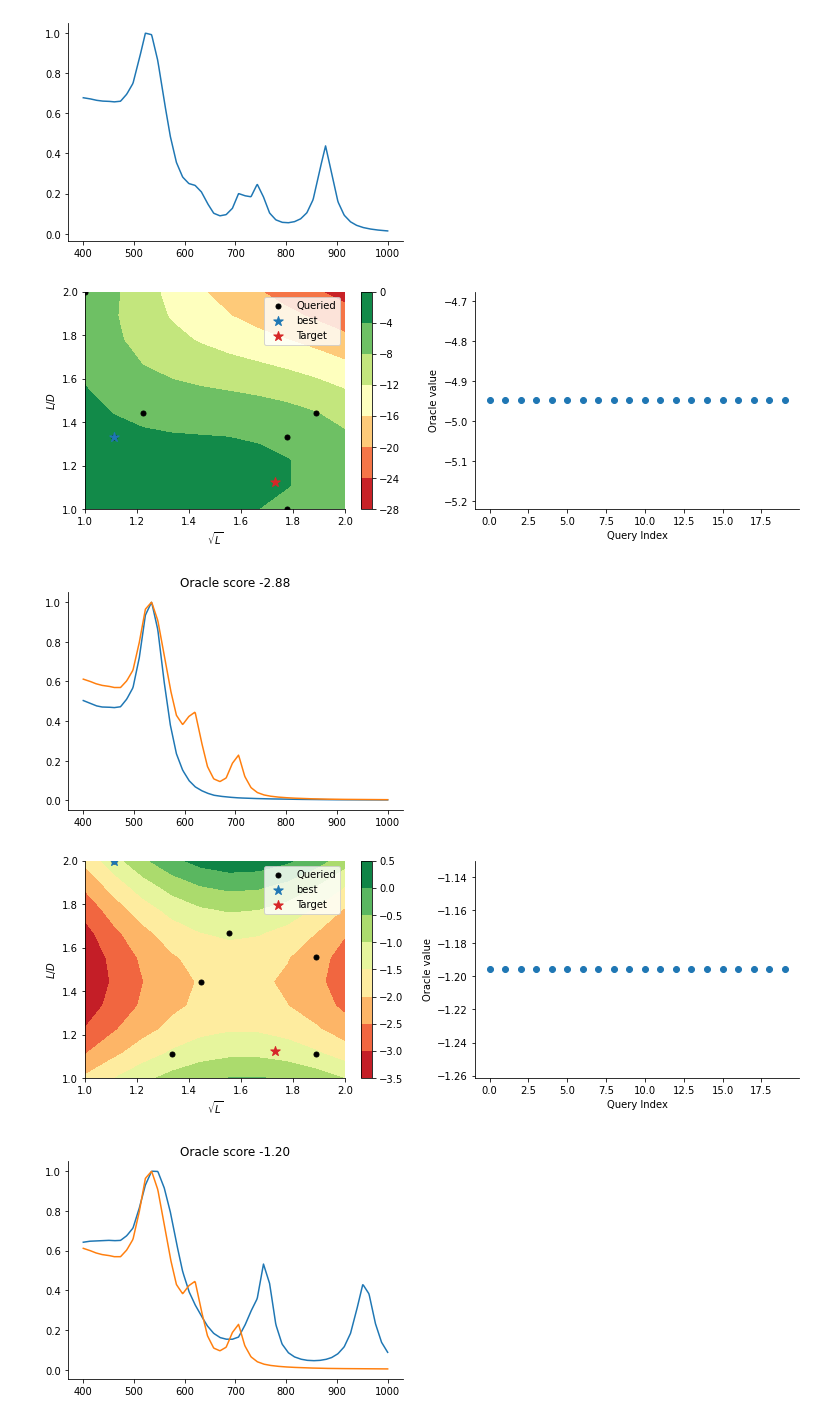
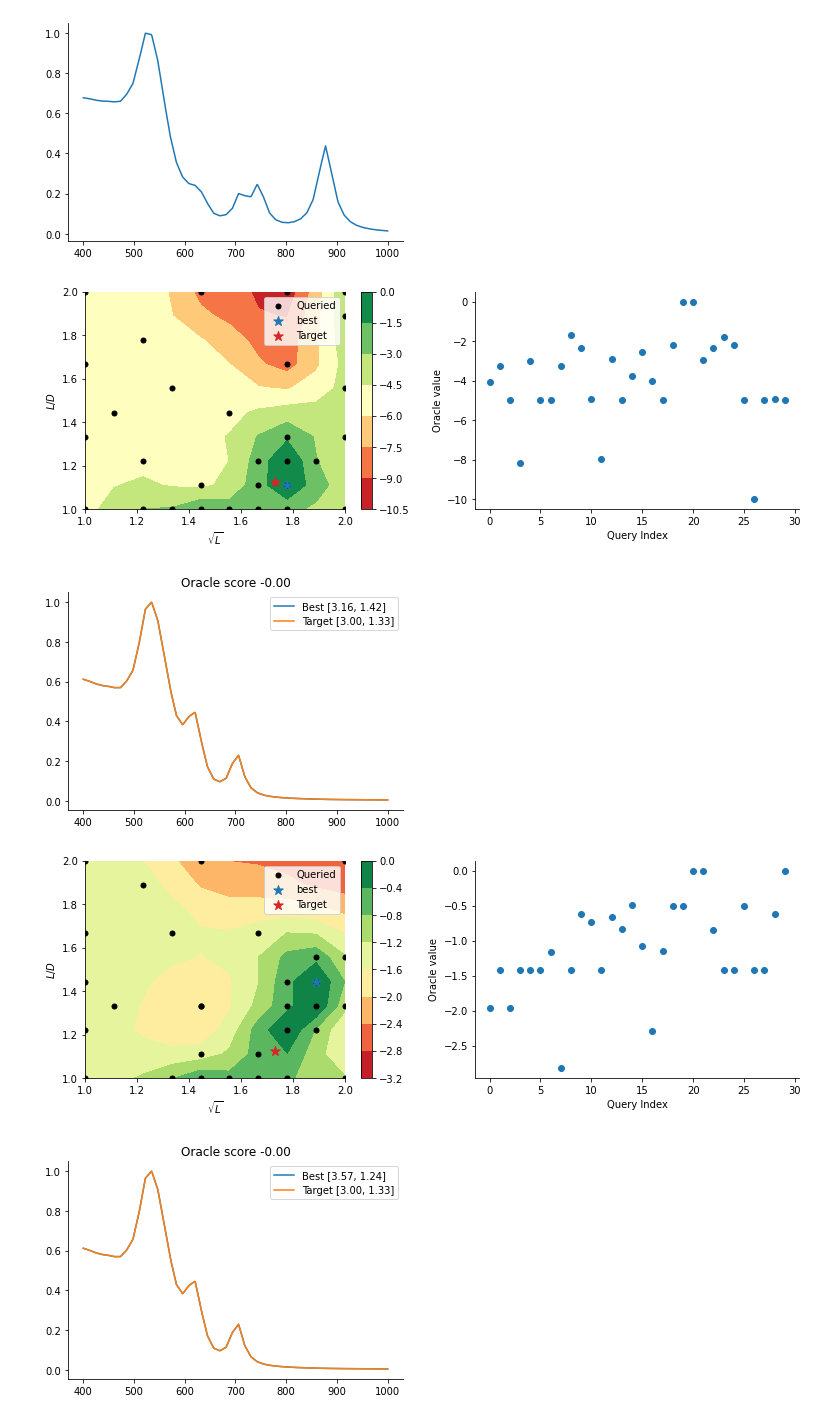
Before and after one commit to pozzo-research-group/HEAD, a Jupyter notebook: notebooks/02-pyGDM2 simulations and Bayesian optimization.ipynb, the cells around one changed output. Cells and saved outputs as stored; diff of their text form; code cells hidden in the pictures.

Commit message:
fix issues with get_params in nb 2; both scores converge to zero error

```diff
--- a/notebooks/02-pyGDM2 simulations and Bayesian optimization.ipynb
+++ b/notebooks/02-pyGDM2 simulations and Bayesian optimization.ipynb
@@ -57,9 +57,9 @@ X = np.linspace(1,2, num=10) # sqrt(L)
 Y = np.linspace(1,2, num=10) # l/D
 grid = head.Euclidean(X,Y)
 
-def get_params(p):
-    L = p[1]**2
-    R = 0.5*(L/p[0])
+def get_length_radius(p):
+    L = p[0]**2
+    R = 0.5*(L/p[1])
 
     return [L,R]
 # %%
@@ -79,6 +79,9 @@ def euclidean_dist(query, target):
 from modAL.models import BayesianOptimizer
 from sklearn.gaussian_process import GaussianProcessRegressor
 from modAL.acquisition import max_EI
+from sklearn.gaussian_process.kernels import Matern
+
+kernel = 1.0 * Matern(length_scale=0.2, nu=1.5)
 
 class Design:
     def __init__(self, dspace):
@@ -87,8 +90,8 @@ class Design:
         self.st = get_spectrum(self.Lt,self.Rt)
 
     def run(self, oracle, n_queries=5):
-        # Bayesian optimization
-        regressor = GaussianProcessRegressor()
+        loss_model = GaussianProcessRegressor(kernel=kernel)
+
         # create intialization samples
         self.X0 = grid.sample(n_samples=5)
         Y0 = []
@@ -97,27 +100,28 @@ class Design:
 
         self.Y0 = np.asarray(Y0)
         self.optimizer = BayesianOptimizer(
-            estimator=regressor,
+            estimator=loss_model,
             query_strategy=max_EI,
             X_training = self.X0,
             y_training = self.Y0
         )
 
-        self.loss_evol = []
+        self.loss_evol = Y0
 
         for n_query in range(n_queries):
             query_idx, query_inst = self.optimizer.query(grid.space)
             Xb, Yb = [],[]
             for qid in query_idx:
-                xi = self.dspace[query_idx]
+                xi = self.dspace[qid]
+                yi = self._get_score(xi, oracle)
                 Xb.append(xi)
-                Yb.append(self._get_score(xi, oracle))
-            self.loss_evol.append(Yb)
+                Yb.append(yi)
+                self.loss_evol.append(yi)
 
-        self.optimizer.teach(np.asarray(Xb), np.asarray(Yb))
+            self.optimizer.teach(np.asarray(Xb), np.asarray(Yb))
 
     def _get_score(self,xi,oracle):
-        pi = get_params(xi)
+        pi = get_length_radius(xi)
         si = get_spectrum(pi[0],pi[1])
         yi = oracle(si, self.st)
 
@@ -125,12 +129,13 @@ class Design:
 
     def plot_bestmatch(self):
         X_max, y_max = self.optimizer.get_max()
-        p = get_params(X_max)
-        sbest = get_spectrum(p[0],p[1])
+        Lbest, Rbest = get_length_radius(X_max)
+        sbest = get_spectrum(Lbest,Rbest)
         fig, ax = plt.subplots()
-        sbest.plot(ax, label='Best')
-        self.st.plot(ax, label='Target')
+        sbest.plot(ax)
+        self.st.plot(ax)
         ax.set_title('Oracle score {:.2f}'.format(float(y_max)))
+        ax.legend(['Best [%.2f, %.2f]'%(Lbest,Rbest), 'Target [%.2f, %.2f]'%(self.Lt,self.Rt)])
         plt.show()
 
     def plot_learning(self):
@@ -162,11 +167,11 @@ class Design:
 # %%
 design = Design(grid)
 for oracle in [func_norm, euclidean_dist]:
-    design.run(oracle, n_queries=20)
+    design.run(oracle, n_queries=25)
     design.plot_learning()
     design.plot_bestmatch()
 # %% [output]
-[figure, old version]
+[figure, new version]
-[figure, old version]
+[figure, new version]
-[figure, old version]
+[figure, new version]
-[figure, old version]
+[figure, new version]
```
